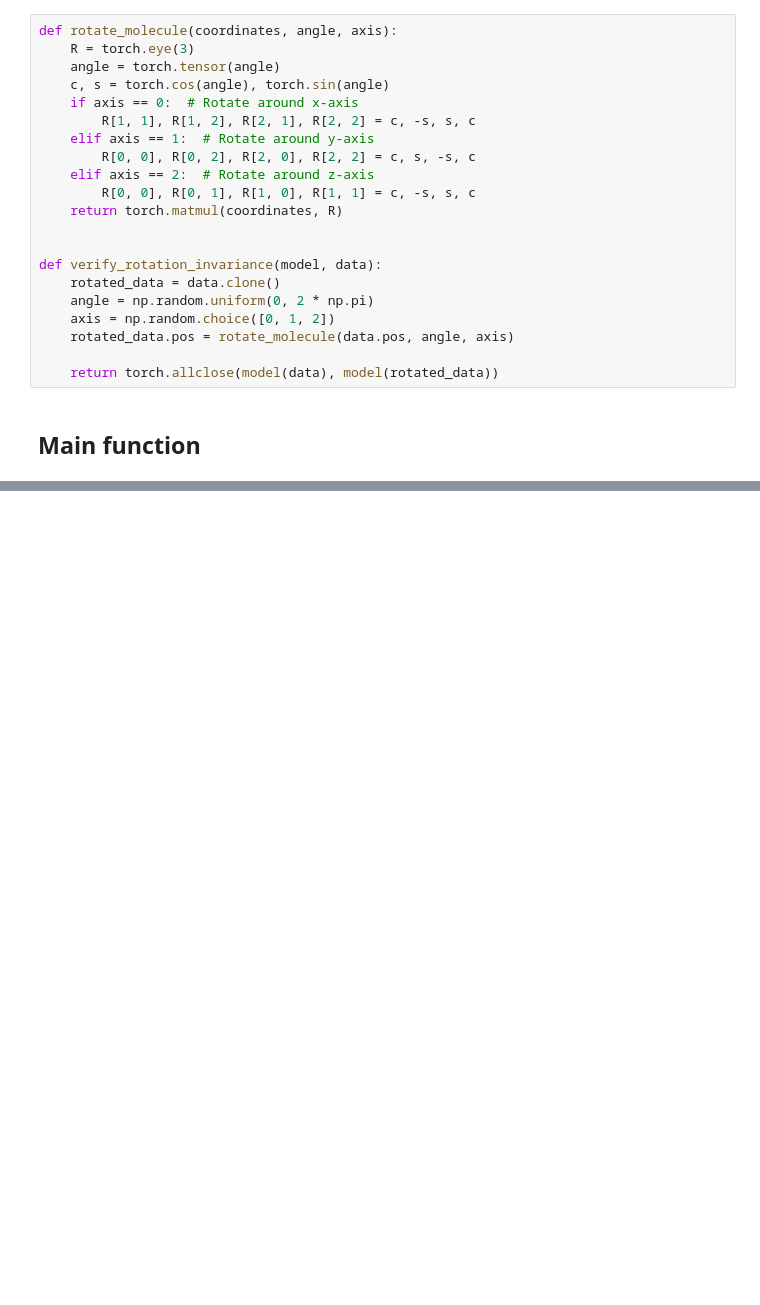
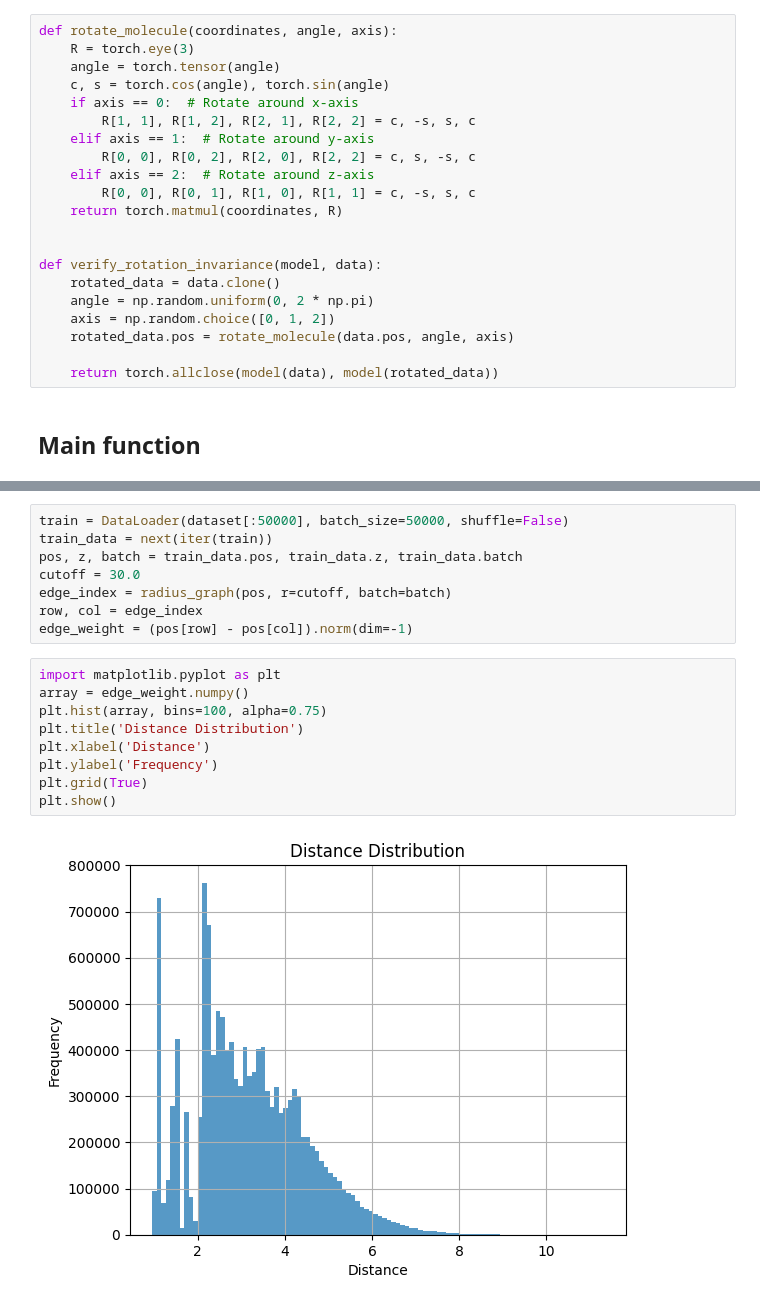
Before and after one commit to DannieSYD/SchNet-for-QM9, a Jupyter notebook: progress.ipynb, the cells around one changed output, grey strips where cells are left out. Drawn from its saved outputs; the diff is of its cells as text; blank space fills up the shorter version.

```diff
--- a/progress.ipynb
+++ b/progress.ipynb
@@ -422,0 +442,19 @@ print("Rotation Invariance:", verify_rotation_invariance(model, sample_data))
+# %%
+train = DataLoader(dataset[:50000], batch_size=50000, shuffle=False)
+train_data = next(iter(train))
+pos, z, batch = train_data.pos, train_data.z, train_data.batch
+cutoff = 30.0
+edge_index = radius_graph(pos, r=cutoff, batch=batch)
+row, col = edge_index
+edge_weight = (pos[row] - pos[col]).norm(dim=-1)
+# %%
+import matplotlib.pyplot as plt
+array = edge_weight.numpy()
+plt.hist(array, bins=100, alpha=0.75)
+plt.title('Distance Distribution')
+plt.xlabel('Distance')
+plt.ylabel('Frequency')
+plt.grid(True)
+plt.show()
+# %% [output]
+[figure, added]
```
Also changed, not shown: parts of 7 cells of this notebook, 3 other files.
